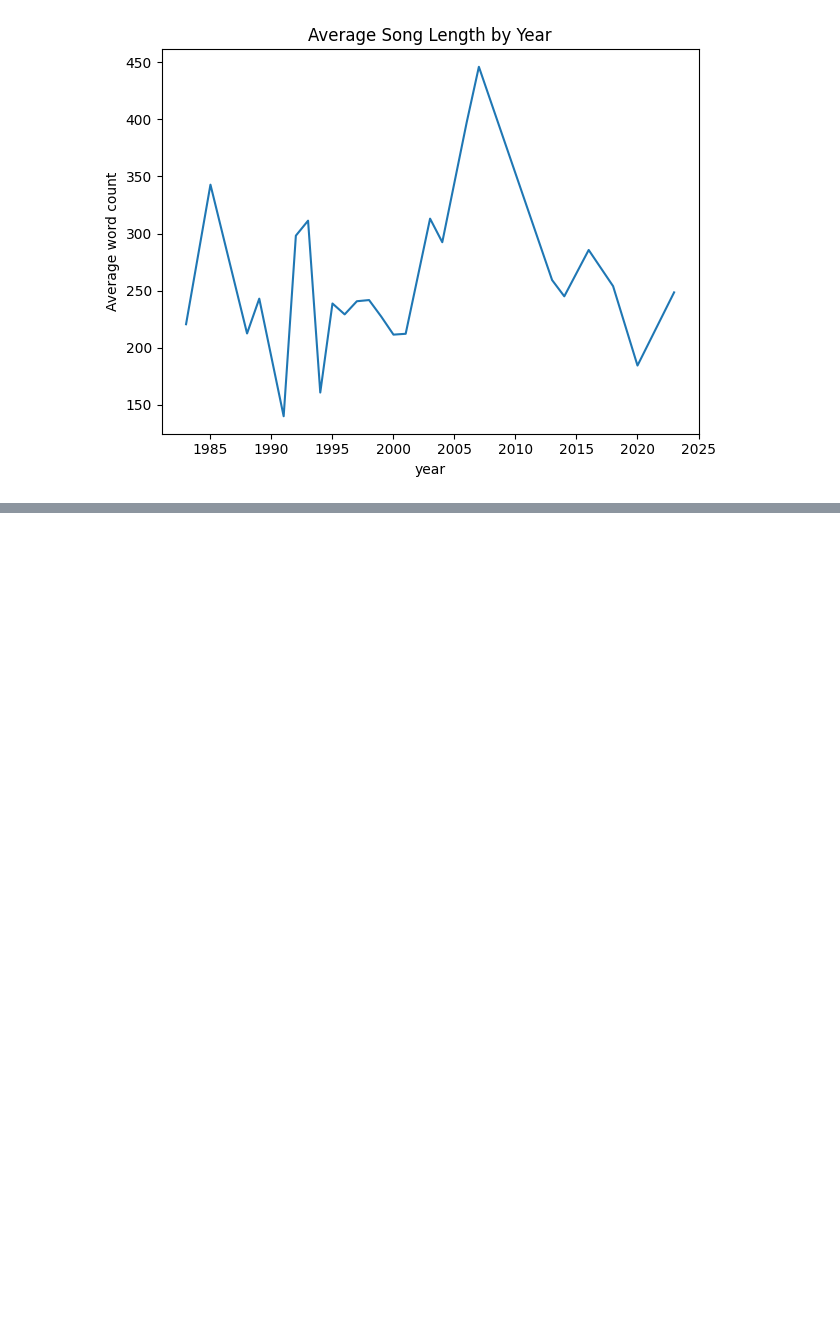
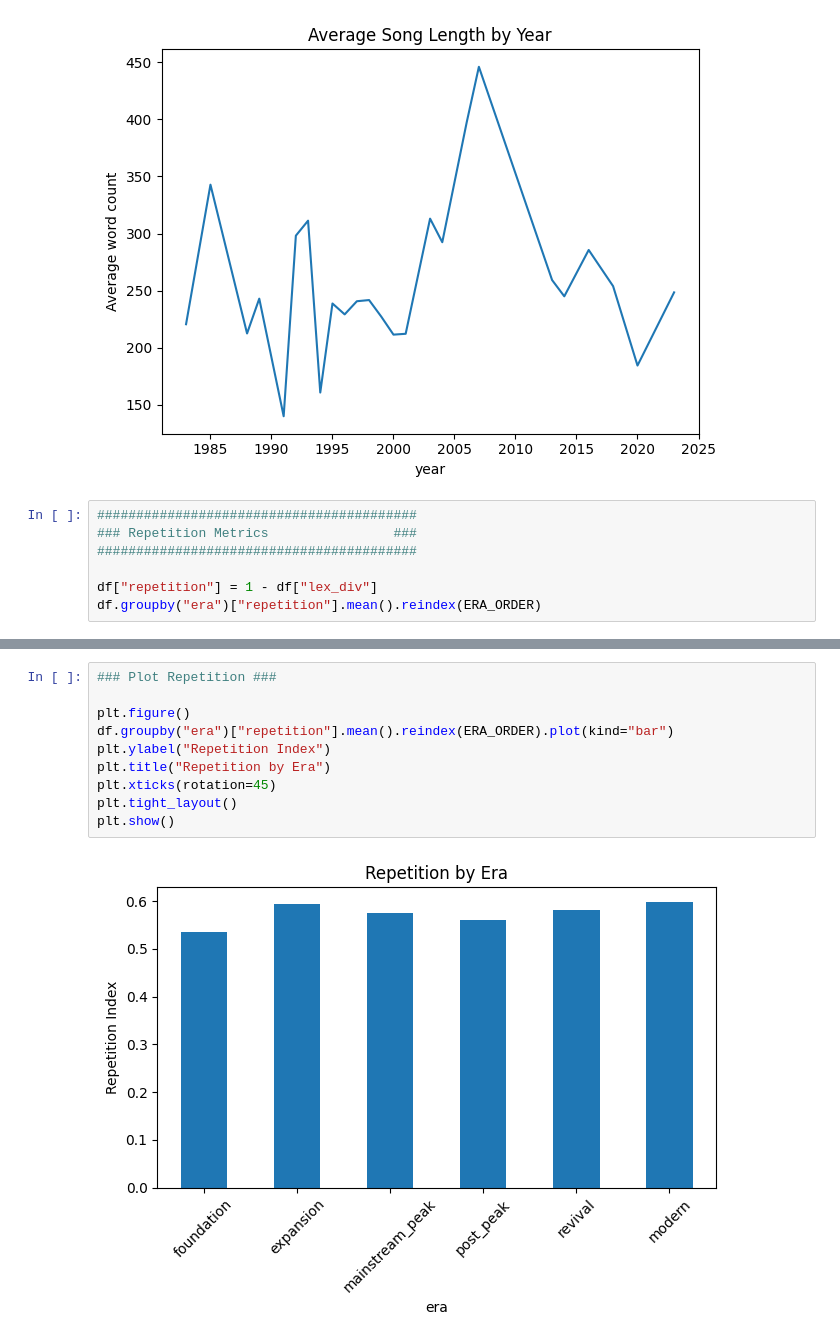
Before and after one commit to meddling-moose/third-wave-ska, a Jupyter notebook: notebooks/07_structural_evolution.ipynb, the cells around one changed output, grey strips where cells are left out. Cells and saved outputs as stored; diff of their text form; blank space fills up the shorter version.

```diff
--- a/notebooks/07_structural_evolution.ipynb
+++ b/notebooks/07_structural_evolution.ipynb
@@ -93,3 +111,10 @@ plt.tight_layout()
 plt.show()
 # %% [output]
 [figure]
+# %%
+#########################################
+### Repetition Metrics                ###
+#########################################
+
+df["repetition"] = 1 - df["lex_div"]
+df.groupby("era")["repetition"].mean().reindex(ERA_ORDER)
@@ -95,0 +130,12 @@ plt.show()
+# %%
+### Plot Repetition ###
+
+plt.figure()
+df.groupby("era")["repetition"].mean().reindex(ERA_ORDER).plot(kind="bar")
+plt.ylabel("Repetition Index")
+plt.title("Repetition by Era")
+plt.xticks(rotation=45)
+plt.tight_layout()
+plt.show()
+# %% [output]
+[figure, added]
```
Also changed, not shown: parts of 37 cells of this notebook.
